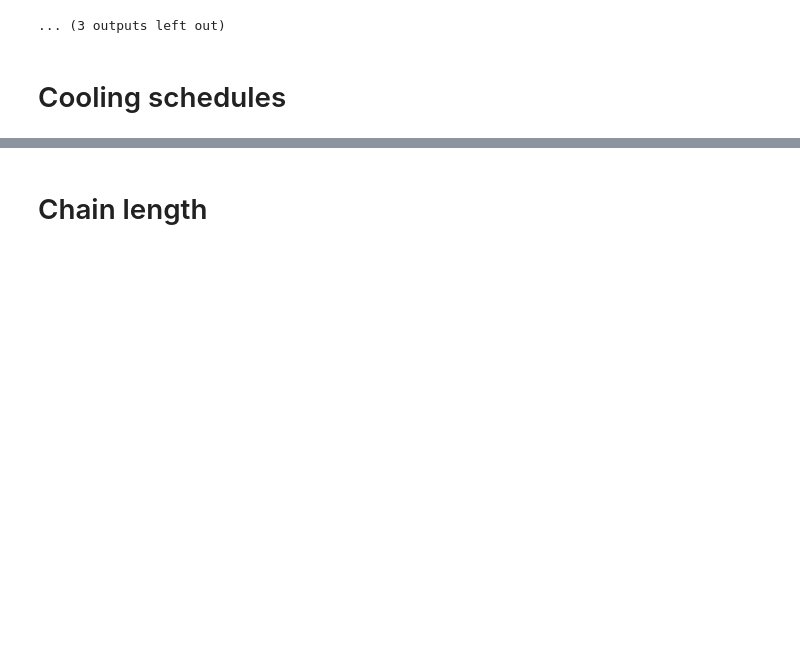
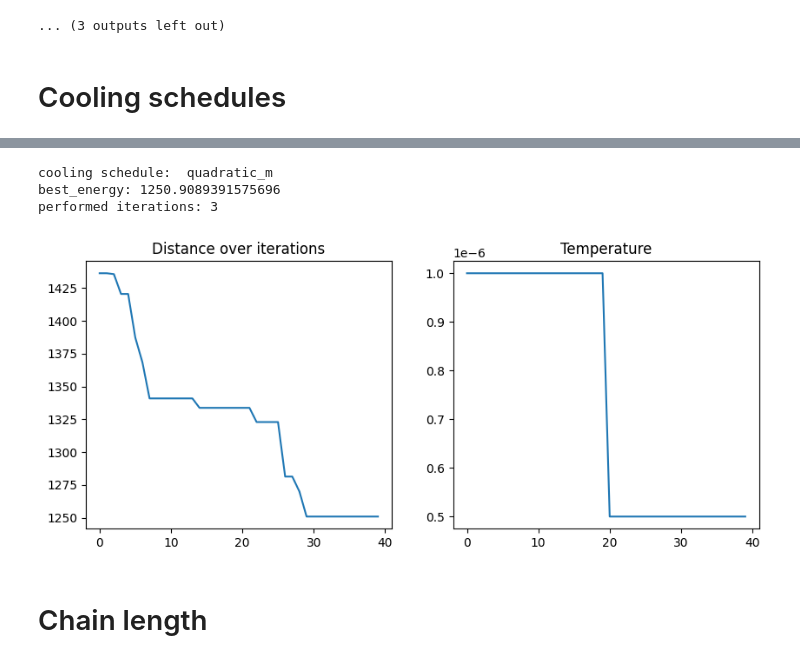
Before and after one commit to Foundnation/Stochastic-Simulation, a Jupyter notebook: TSM/tsp_notebook.ipynb, the cells around one changed output, grey strips where cells are left out. Cells and saved outputs as stored; diff of their text form; code cells hidden in the pictures; blank space fills up the shorter version.

```diff
--- a/TSM/tsp_notebook.ipynb
+++ b/TSM/tsp_notebook.ipynb
@@ -212,3 +227,22 @@ Best distance: 475.73478653211424
+# %%
+"""
+broken
+"""
+
+schedules = ['quadratic_m']
+
+for schedule in schedules:
+    _ , best_energy, costs, temps, count = perform_annealing(distances=distances_51, cooling_schedule=schedule, final_temp=1E-6,
+                                                        alpha = 1 - 1E-7, chain_length=20, max_iterations=50000, output_count=True)
+    print('cooling schedule: ', schedule)
+    print('best_energy:', best_energy)
+    print('performed iterations:', count)
+    plot_dist_and_temp(costs, temps)
+# %% [output]
+cooling schedule:  quadratic_m
+best_energy: 1250.9089391575696
+performed iterations: 3
+[figure, added]
 # %% [markdown]
 # Chain length
 # %% [markdown]
```
Also changed, not shown: parts of 9 cells of this notebook, 2 other files.
